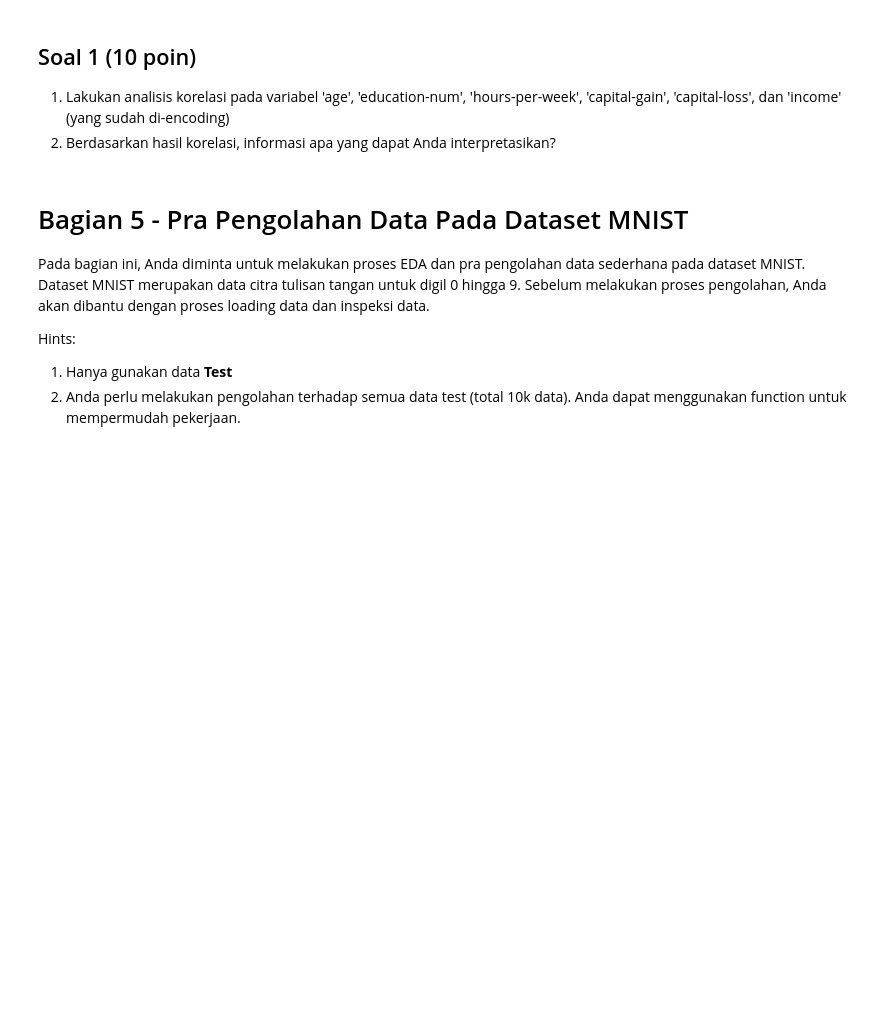
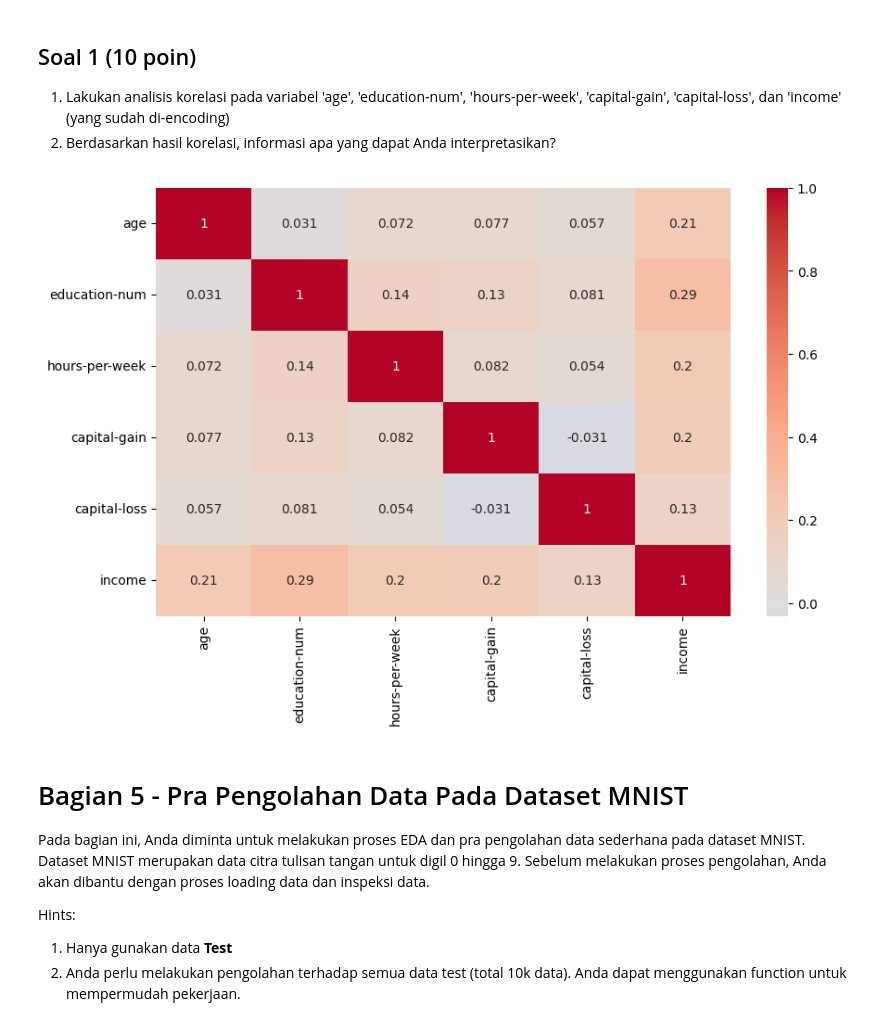
Before and after one commit to geriiy/ML_Ganjil_2025, a Jupyter notebook: KUIS1_2341720109_Gheriya_Rahima_Jauhar.ipynb, the cells around one changed output. Saved outputs shown, nothing was run; the diff lists cells and outputs as text; code cells hidden in the pictures; blank space fills up the shorter version.

```diff
--- a/KUIS1_2341720109_Gheriya_Rahima_Jauhar.ipynb
+++ b/KUIS1_2341720109_Gheriya_Rahima_Jauhar.ipynb
@@ -332,0 +327,8 @@ print(df[['sex','income']].head())
+# %%
+cols=['age','education-num','hours-per-week','capital-gain','capital-loss','income']
+corr=df[cols].corr()
+plt.figure(figsize=(10,6))
+sns.heatmap(corr,annot=True,cmap="coolwarm",center=0)
+plt.show()
+# %% [output]
+[figure, added]
```
Also changed, not shown: parts of 3 cells of this notebook.
